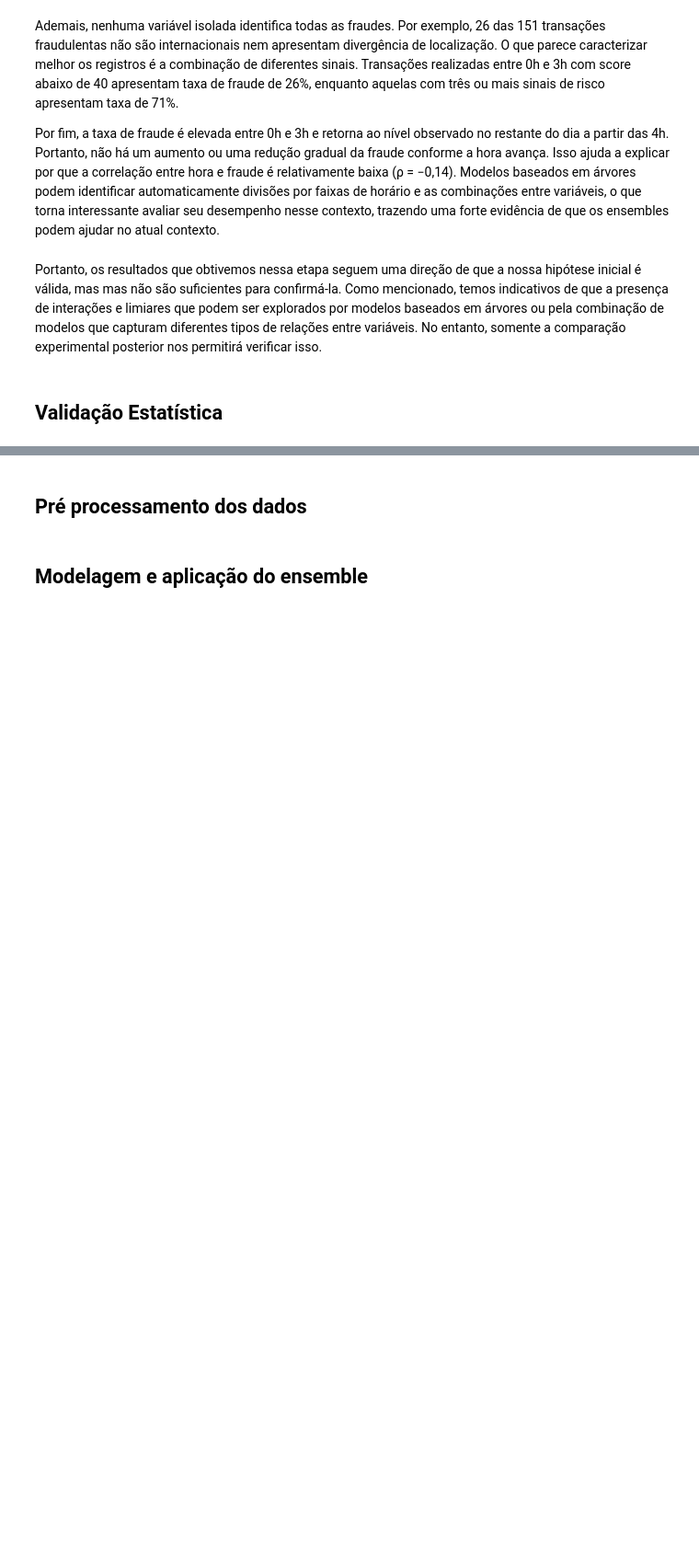
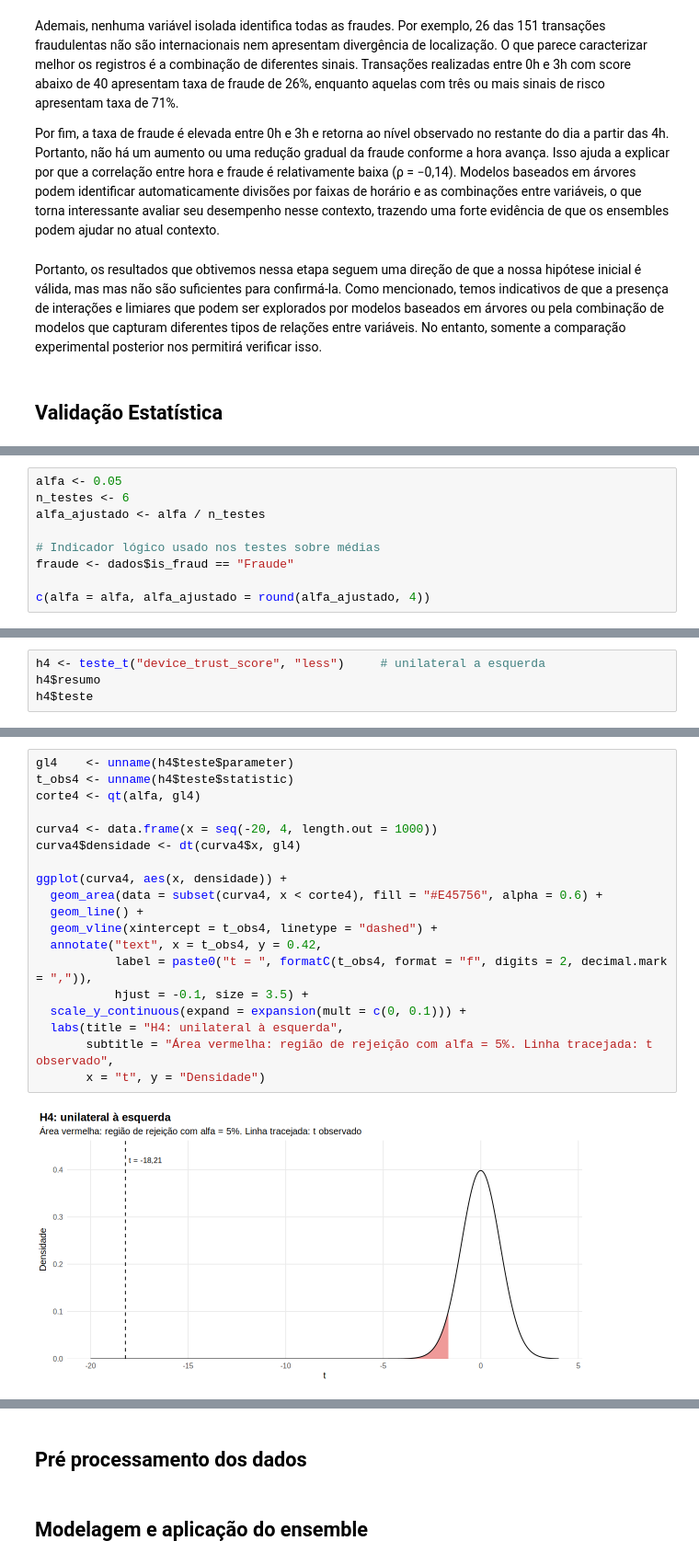
Before and after one commit to luiseduaardo/credit-card-fraud-detection, a Jupyter notebook: analysis.ipynb, the cells around one changed output, grey strips where cells are left out. Shown at 92% size. Cells and saved outputs as stored; diff of their text form; blank space fills up the shorter version.

```diff
--- a/analysis.ipynb
+++ b/analysis.ipynb
@@ -974,0 +1068,9 @@ Portanto, os resultados que obtivemos nessa etapa seguem uma direção de que a
+# %%
+alfa <- 0.05
+n_testes <- 6
+alfa_ajustado <- alfa / n_testes
+
+# Indicador lógico usado nos testes sobre médias
+fraude <- dados$is_fraud == "Fraude"
+
+c(alfa = alfa, alfa_ajustado = round(alfa_ajustado, 4))
@@ -974,0 +1203,4 @@ Portanto, os resultados que obtivemos nessa etapa seguem uma direção de que a
+# %%
+h4 <- teste_t("device_trust_score", "less")     # unilateral a esquerda
+h4$resumo
+h4$teste
@@ -974,0 +1222,21 @@ Portanto, os resultados que obtivemos nessa etapa seguem uma direção de que a
+# %%
+gl4    <- unname(h4$teste$parameter)
+t_obs4 <- unname(h4$teste$statistic)
+corte4 <- qt(alfa, gl4)
+
+curva4 <- data.frame(x = seq(-20, 4, length.out = 1000))
+curva4$densidade <- dt(curva4$x, gl4)
+
+ggplot(curva4, aes(x, densidade)) +
+  geom_area(data = subset(curva4, x < corte4), fill = "#E45756", alpha = 0.6) +
+  geom_line() +
+  geom_vline(xintercept = t_obs4, linetype = "dashed") +
+  annotate("text", x = t_obs4, y = 0.42,
+           label = paste0("t = ", formatC(t_obs4, format = "f", digits = 2, decimal.mark = ",")),
+           hjust = -0.1, size = 3.5) +
+  scale_y_continuous(expand = expansion(mult = c(0, 0.1))) +
+  labs(title = "H4: unilateral à esquerda",
+       subtitle = "Área vermelha: região de rejeição com alfa = 5%. Linha tracejada: t observado",
+       x = "t", y = "Densidade")
+# %% [output]
+[figure, added]
```
Also changed, not shown: parts of 39 cells of this notebook.
